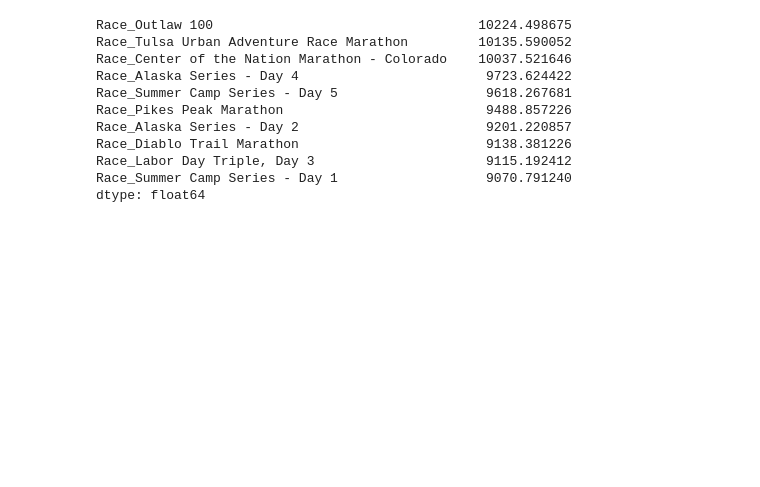
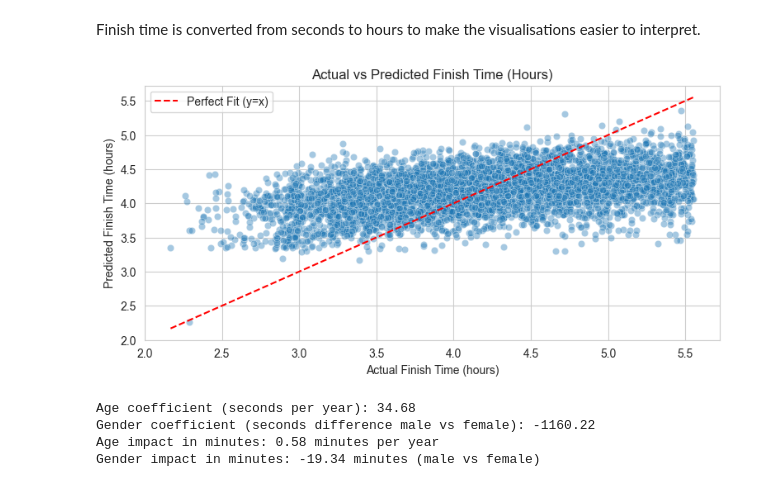
Before and after one commit to mazds-dev/MarathonPredictingFinishTime, a Jupyter notebook: notebook/marathon_predicting_finish_time.ipynb, the cells around one changed output. Cells and saved outputs as stored; diff of their text form; code cells hidden in the pictures; blank space fills up the shorter version.

```diff
--- a/notebook/marathon_predicting_finish_time.ipynb
+++ b/notebook/marathon_predicting_finish_time.ipynb
@@ -213,15 +282,42 @@ sns.scatterplot(x='Age', y='Finish', data=df_sample, alpha=0.4)
-# %%
-coefficients = pd.Series(model.coef_, index=X.columns)
-coefficients.sort_values(key=abs, ascending=False).head(10)
-# %% [output]
-Race_Outlaw 100                                  10224.498675
-Race_Tulsa Urban Adventure Race Marathon         10135.590052
-Race_Center of the Nation Marathon - Colorado    10037.521646
-Race_Alaska Series - Day 4                        9723.624422
-Race_Summer Camp Series - Day 5                   9618.267681
-Race_Pikes Peak Marathon                          9488.857226
-Race_Alaska Series - Day 2                        9201.220857
-Race_Diablo Trail Marathon                        9138.381226
-Race_Labor Day Triple, Day 3                      9115.192412
-Race_Summer Camp Series - Day 1                   9070.791240
-dtype: float64
+# %% [markdown]
+Finish time is converted from seconds to hours to make the visualisations easier to interpret.
+# %%
+# Convert to hours for readability
+y_test_hours = y_test / 3600
+y_pred_hours = y_pred / 3600
+
+# Sample 5000 points for clarity
+plot_df = pd.DataFrame({'Actual': y_test_hours, 'Predicted': y_pred_hours})
+plot_sample = plot_df.sample(5000, random_state=42)
+
+plt.figure(figsize=(9,4))
+sns.scatterplot(x='Actual', y='Predicted', data=plot_sample, alpha=0.4)
+
+# Perfect prediction line
+min_val = min(plot_sample.min())
+max_val = max(plot_sample.max())
+plt.plot([min_val, max_val], [min_val, max_val],
+         color='red', linestyle='--', label='Perfect Fit (y=x)')
+
+plt.title('Actual vs Predicted Finish Time (Hours)')
+plt.xlabel('Actual Finish Time (hours)')
+plt.ylabel('Predicted Finish Time (hours)')
+plt.legend()
+plt.show()
+# %% [output]
+[figure, added]
+# %%
+# Extract Age and Gender coefficients
+age_coef = model.coef_[X.columns.get_loc('Age')]
+gender_coef = model.coef_[X.columns.get_loc('Gender')]
+
+print(f"Age coefficient (seconds per year): {age_coef:.2f}")
+print(f"Gender coefficient (seconds difference male vs female): {gender_coef:.2f}")
+
+print(f"Age impact in minutes: {age_coef/60:.2f} minutes per year")
+print(f"Gender impact in minutes: {gender_coef/60:.2f} minutes (male vs female)")
+# %% [output]
+Age coefficient (seconds per year): 34.68
+Gender coefficient (seconds difference male vs female): -1160.22
+Age impact in minutes: 0.58 minutes per year
+Gender impact in minutes: -19.34 minutes (male vs female)
```
Also changed, not shown: parts of 35 cells of this notebook, 4 other files.
